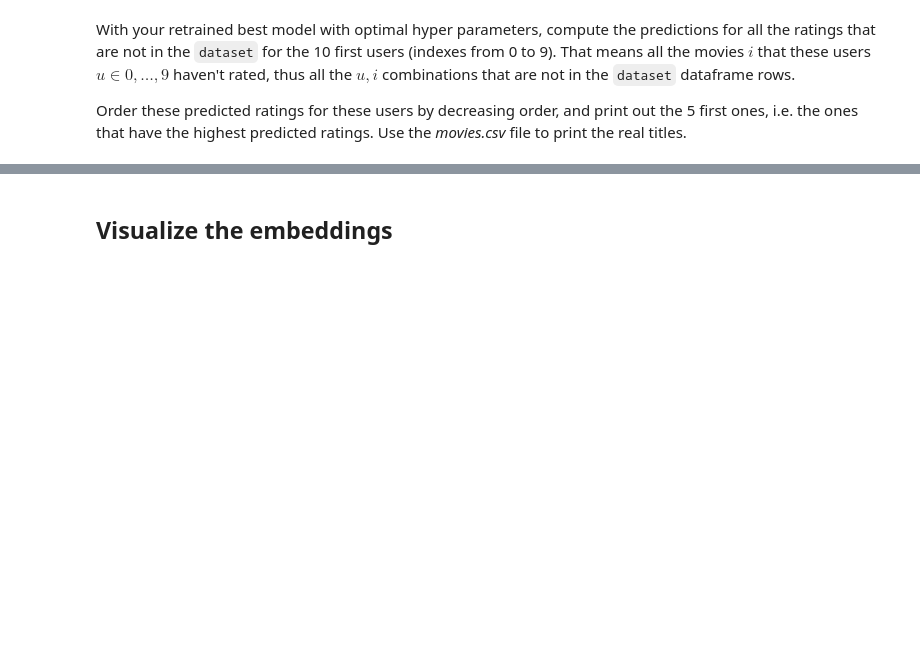
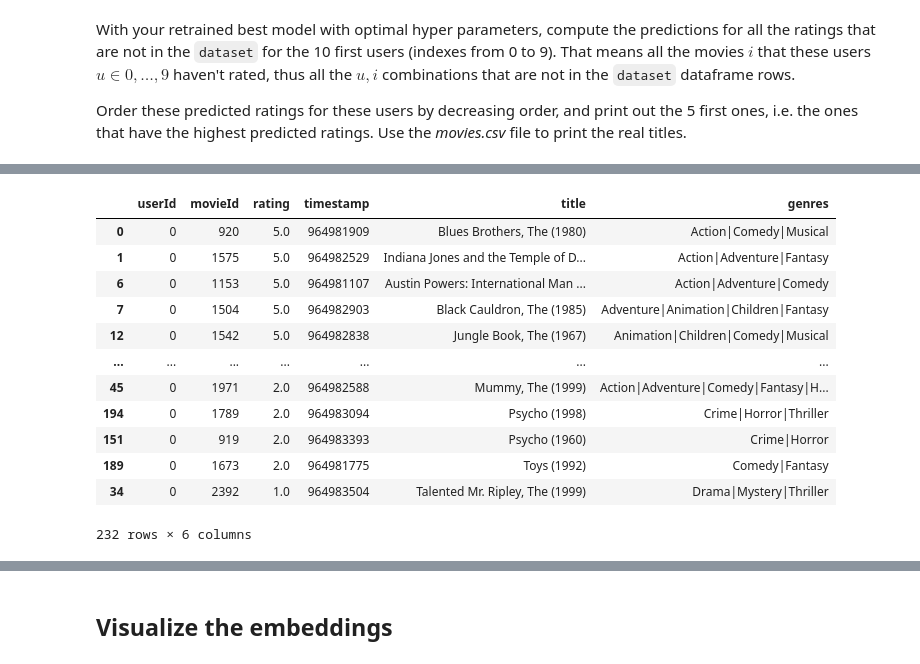
Before and after one commit to Jerome-Delaunay/CampusML, a Jupyter notebook: 4. ML4/Machine_Learning_4_Recommender_Systems_JDE.ipynb, the cells around one changed output, grey strips where cells are left out. Saved outputs shown, nothing was run; the diff lists cells and outputs as text; code cells hidden in the pictures; blank space fills up the shorter version.

```diff
--- a/4. ML4/Machine_Learning_4_Recommender_Systems_JDE.ipynb
+++ b/4. ML4/Machine_Learning_4_Recommender_Systems_JDE.ipynb
@@ -1199,0 +1225,6 @@ Order these predicted ratings for these users by decreasing order, and print out
+# %%
+user_id=0
+X_gen=[np.full(len(movie_ids_map.values()),user_id),
+        np.array(list(movie_ids_map.values()))]
+
+y_gen =best_model2.predict(X_gen)
@@ -1200,3 +1261,22 @@ Order these predicted ratings for these users by decreasing order, and print out
+# %%
+## using dataset
+display(dataset[dataset.userId.eq(user_id)]
+.merge(right=movies, left_on='movieId', right_on='movieId')
+.sort_values(axis=0, by='rating', ascending=False))
+# %% [output]
+|  | userId | movieId | rating | timestamp | title | genres |
+| 0 | 0 | 920 | 5.0 | 964981909 | Blues Brothers, The (1980) | Action|Comedy|Musical |
+| 1 | 0 | 1575 | 5.0 | 964982529 | Indiana Jones and the Temple of D... | Action|Adventure|Fantasy |
+| 6 | 0 | 1153 | 5.0 | 964981107 | Austin Powers: International Man ... | Action|Adventure|Comedy |
+| 7 | 0 | 1504 | 5.0 | 964982903 | Black Cauldron, The (1985) | Adventure|Animation|Children|Fantasy |
+| 12 | 0 | 1542 | 5.0 | 964982838 | Jungle Book, The (1967) | Animation|Children|Comedy|Musical |
+| ... | ... | ... | ... | ... | ... | ... |
+| 45 | 0 | 1971 | 2.0 | 964982588 | Mummy, The (1999) | Action|Adventure|Comedy|Fantasy|H... |
+| 194 | 0 | 1789 | 2.0 | 964983094 | Psycho (1998) | Crime|Horror|Thriller |
+| 151 | 0 | 919 | 2.0 | 964983393 | Psycho (1960) | Crime|Horror |
+| 189 | 0 | 1673 | 2.0 | 964981775 | Toys (1992) | Comedy|Fantasy |
+| 34 | 0 | 2392 | 1.0 | 964983504 | Talented Mr. Ripley, The (1999) | Drama|Mystery|Thriller |
+232 rows × 6 columns
 # %%
 def get_top5_for_user(model, user_id, dataset):
     """
```
Also changed, not shown: parts of 41 cells of this notebook.
